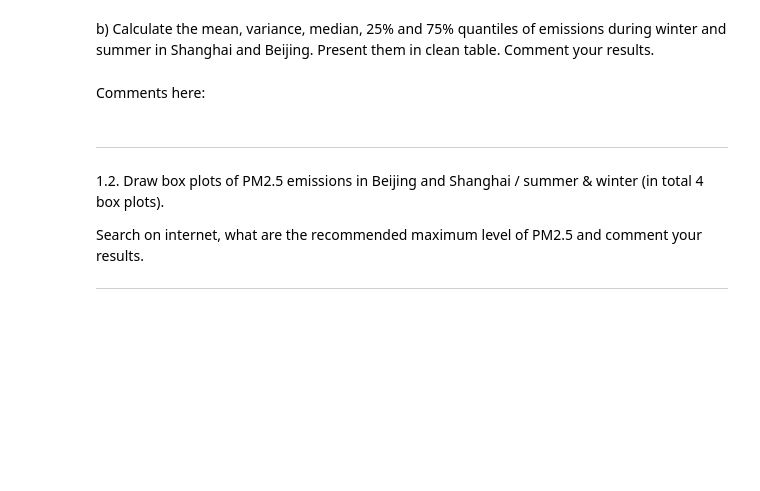
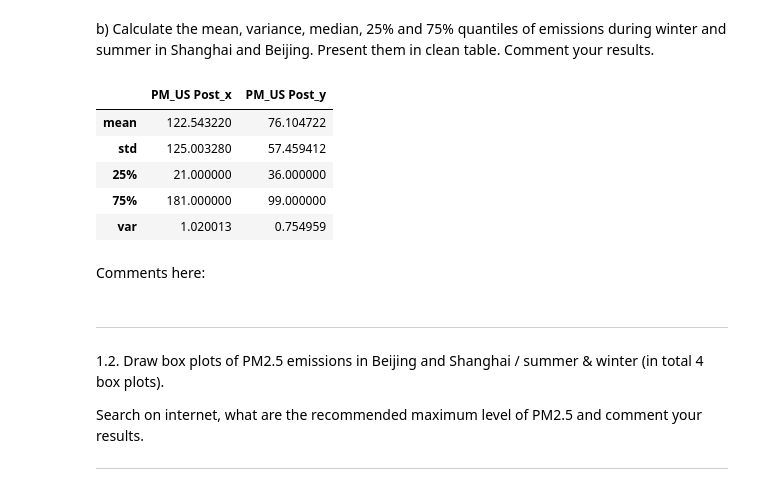
Before and after one commit to thibvr99/hackathon1_g19, a Jupyter notebook: Hackathon 1.ipynb, the cells around one changed output. Cells and saved outputs as stored; diff of their text form; code cells hidden in the pictures; blank space fills up the shorter version.

```diff
--- a/Hackathon 1.ipynb
+++ b/Hackathon 1.ipynb
@@ -101,3 +116,24 @@ b) Calculate the mean, variance, median, 25% and 75% quantiles of emissions duri
+# %%
+# stats for winter
+Wstats = winterPM[['PM_US Post_x', 'PM_US Post_y']].describe(percentiles=[0.25,0.75]).loc[['mean','std','25%','75%']]
+Wvar = sc.variation(winterPM[['PM_US Post_x', 'PM_US Post_y']])
+Wstats.loc['var'] = Wvar
+Wstats.rename(columns={'PM_US Post_x':'BeijingPM Winter', 'PM_US Post_y':'ShanghaiPM Winter'})
+
+# stats for summer
+Sstats = summerPM[['PM_US Post_x', 'PM_US Post_y']].describe(percentiles=[0.25,0.75]).loc[['mean','std','25%','75%']]
+Svar = sc.variation(summerPM[['PM_US Post_x', 'PM_US Post_y']])
+Sstats.loc['var'] = Svar
+Sstats.rename(columns={'PM_US Post_x':'BeijingPM Summer', 'PM_US Post_y':'ShanghaiPM Summer'})
+
+Wstats.head()
+# %% [output]
+|  | PM_US Post_x | PM_US Post_y |
+| mean | 122.543220 | 76.104722 |
+| std | 125.003280 | 57.459412 |
+| 25% | 21.000000 | 36.000000 |
+| 75% | 181.000000 | 99.000000 |
+| var | 1.020013 | 0.754959 |
 # %% [markdown]
 Comments here:
 # %% [markdown]
```
Also changed, not shown: parts of 6 cells of this notebook.
